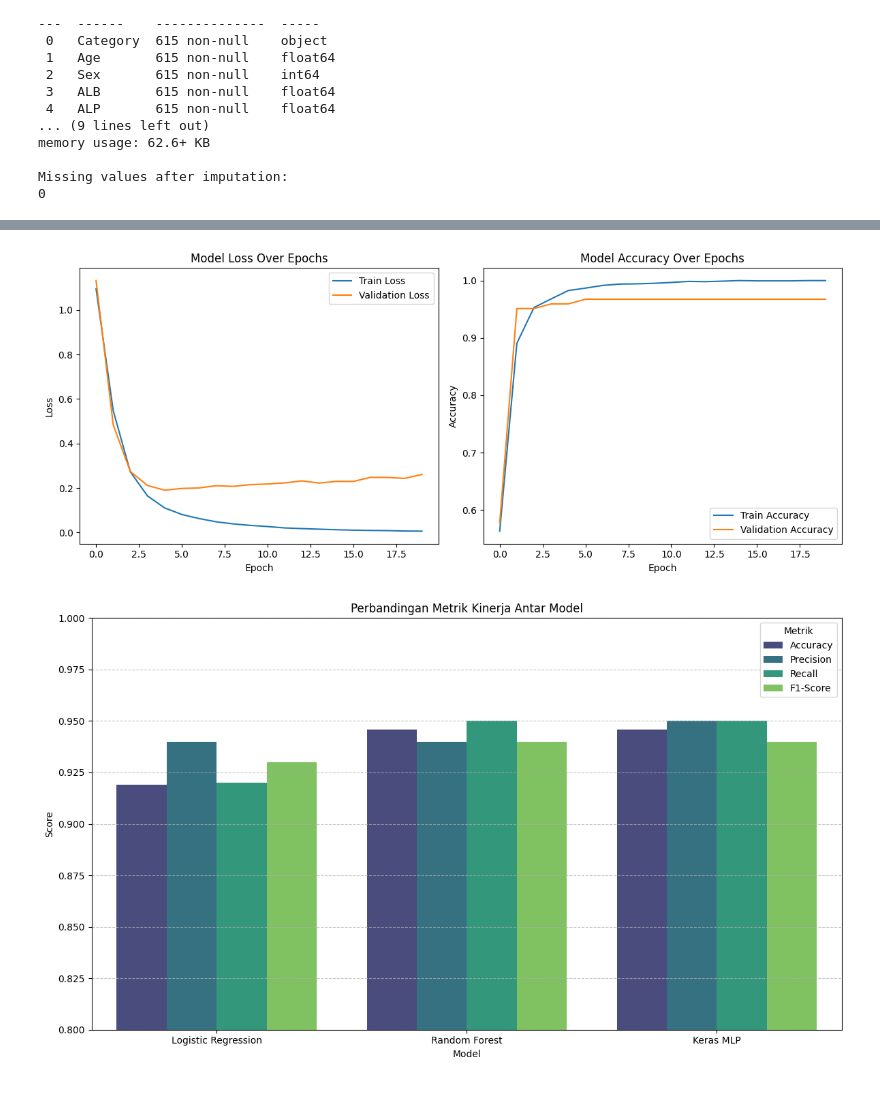
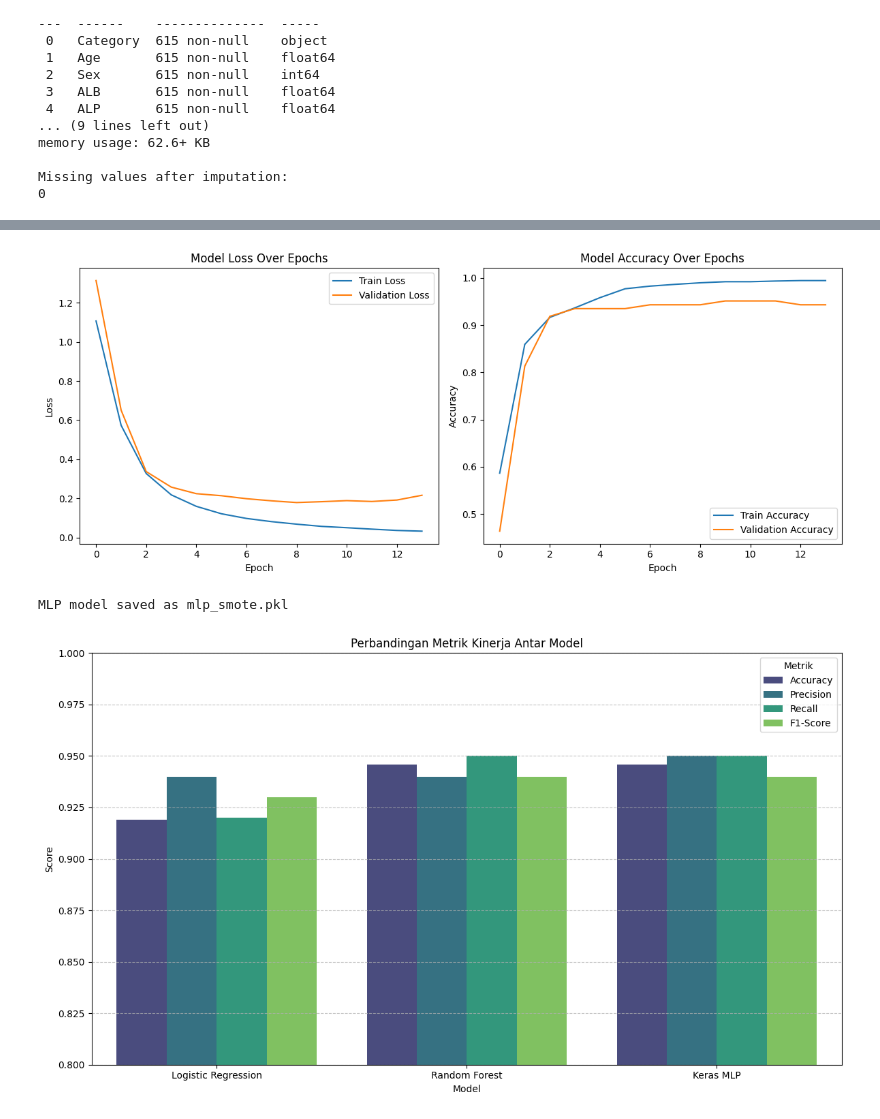
Before and after one commit to triasitepu/data_science, a Jupyter notebook: notebooks/HCV_DATA_UAS.ipynb, the cells around one changed output, grey strips where cells are left out. Cells and saved outputs as stored; diff of their text form; code cells hidden in the pictures.

Commit message:
Final UAS: models, notebook, and evaluation results

```diff
--- a/notebooks/HCV_DATA_UAS.ipynb
+++ b/notebooks/HCV_DATA_UAS.ipynb
@@ -700,39 +694,70 @@ MLP model saved as mlp_smote.pkl
 import tensorflow as tf
 from tensorflow.keras.models import Sequential
 from tensorflow.keras.layers import Dense, Input
+from tensorflow.keras.callbacks import EarlyStopping
 from sklearn.metrics import classification_report, accuracy_score, confusion_matrix
+from sklearn.utils.class_weight import compute_class_weight
 import numpy as np
 import matplotlib.pyplot as plt
 import seaborn as sns
 import time
+import joblib
 
-# Definisikan arsitektur model Keras MLP
+# ===============================
+# HITUNG CLASS WEIGHT (UNTUK DATA IMBALANCE)
+# ===============================
+class_weights = compute_class_weight(
+    class_weight="balanced",
+    classes=np.unique(y_train_smote),
+    y=y_train_smote
+)
+class_weight_dict = dict(enumerate(class_weights))
+
+print("Class Weights:", class_weight_dict)
+
+# ===============================
+# DEFINISI MODEL KERAS MLP
+# ===============================
 model_keras_mlp = Sequential([
-    Input(shape=(X_train_smote.shape[1],)), # Input layer eksplisit
+    Input(shape=(X_train_smote.shape[1],)),
     Dense(64, activation='relu'),
     Dense(32, activation='relu'),
     Dense(len(le_target.classes_), activation='softmax')
 ])
 
-# Compile model
+# ===============================
+# COMPILE MODEL
+# ===============================
 model_keras_mlp.compile(
-    optimizer='adam',
+    optimizer=tf.keras.optimizers.Adam(learning_rate=0.001),  # tuning LR eksplisit
     loss='sparse_categorical_crossentropy',
     metrics=['accuracy']
 )
 
 model_keras_mlp.summary()
 
-# Catat waktu mulai pelatihan
+# ===============================
+# EARLY STOPPING (TUNING EPOCH)
+# ===============================
+early_stop = EarlyStopping(
+    monitor='val_loss',
+    patience=5,
+    restore_best_weights=True
+)
+
+# ===============================
+# TRAIN MODEL (DENGAN TUNING)
+# ===============================
 start_time = time.time()
 
-# Latih model
 history_keras_mlp = model_keras_mlp.fit(
     X_train_smote,
     y_train_smote,
-    epochs=20, # Sesuai hyperparameter yang disebutkan
-    batch_size=32, # Sesuai hyperparameter yang disebutkan
-    validation_data=(X_test_scaled, y_test), # Menggunakan X_test_scaled dan y_test sebagai validation set
+    epochs=100,                 # tuning epoch
+    batch_size=32,
+    validation_data=(X_test_scaled, y_test),
+    callbacks=[early_stop],
+    class_weight=class_weight_dict,   # tuning imbalance
     verbose=1
 )
 
@@ -742,21 +767,25 @@ print(f"\nTraining time: {end_time - start_time:.2f} seconds")
 # ===============================
 # EVALUASI MODEL
 # ===============================
-print("\n--- Keras MLP Model Evaluation ---")
+print("\n--- Keras MLP Tuned Model Evaluation ---")
 
-# Prediksi pada data uji
 y_pred_keras_proba = model_keras_mlp.predict(X_test_scaled)
 y_pred_keras = np.argmax(y_pred_keras_proba, axis=1)
 
-# Akurasi
 accuracy_keras = accuracy_score(y_test, y_pred_keras)
 print(f"Accuracy: {accuracy_keras:.4f}")
 
-# Classification Report
 print("\nClassification Report:")
-print(classification_report(y_test, y_pred_keras, target_names=le_target.classes_))
+print(classification_report(
+    y_test,
+    y_pred_keras,
+    target_names=le_target.classes_,
+    zero_division=0
+))
 
-# Confusion Matrix
+# ===============================
+# CONFUSION MATRIX
+# ===============================
 cm_keras = confusion_matrix(y_test, y_pred_keras)
 
 plt.figure(figsize=(8, 6))
@@ -770,7 +799,7 @@ sns.heatmap(
 )
 plt.xlabel("Predicted Label")
 plt.ylabel("Actual Label")
-plt.title("Confusion Matrix - Keras MLP")
+plt.title("Confusion Matrix - Keras MLP (Tuned)")
 plt.show()
 
 # ===============================
@@ -778,7 +807,7 @@ plt.show()
 # ===============================
 plt.figure(figsize=(12, 5))
 
-# Plot loss
+# Loss
 plt.subplot(1, 2, 1)
 plt.plot(history_keras_mlp.history['loss'], label='Train Loss')
 plt.plot(history_keras_mlp.history['val_loss'], label='Validation Loss')
@@ -787,7 +816,7 @@ plt.xlabel('Epoch')
 plt.ylabel('Loss')
 plt.legend()
 
-# Plot accuracy
+# Accuracy
 plt.subplot(1, 2, 2)
 plt.plot(history_keras_mlp.history['accuracy'], label='Train Accuracy')
 plt.plot(history_keras_mlp.history['val_accuracy'], label='Validation Accuracy')
@@ -798,4 +827,10 @@ plt.legend()
 
 plt.tight_layout()
 plt.show()
+
+# ===============================
+# SAVE MODEL (.pkl)
+# ===============================
+joblib.dump(pipeline_mlp, "MLP.pkl")
+print("MLP model saved as mlp_smote.pkl")
 # %% [output]
@@ -833,4 +869,5 @@ Epoch 6/20
-[figure, old version]
+[figure, new version]
+MLP model saved as mlp_smote.pkl
 # %%
 import matplotlib.pyplot as plt
 import seaborn as sns
```
Also changed, not shown: parts of 10 cells of this notebook, 7 other files.
